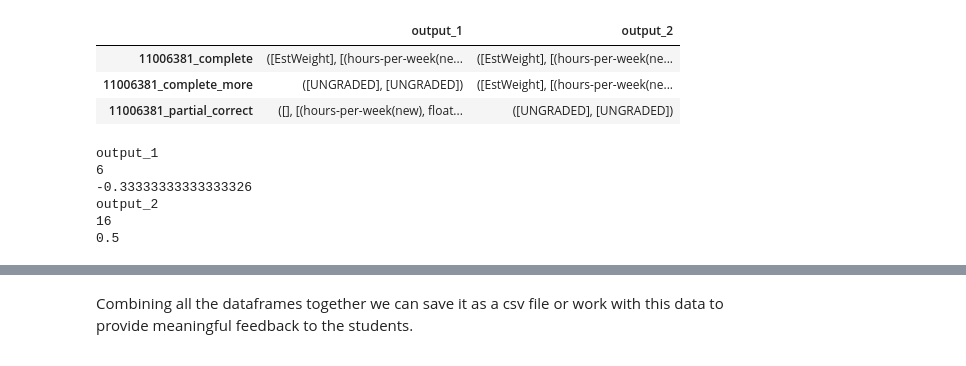
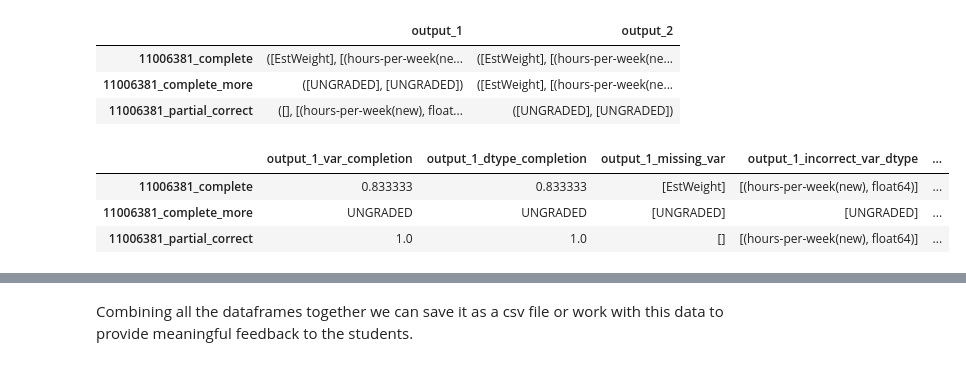
Before and after one commit to zunction/computer-assisted-knime-grading, a Jupyter notebook: workflowgrader.ipynb, the cells around one changed output, grey strips where cells are left out. Drawn from its saved outputs; the diff is of its cells as text; code cells hidden in the pictures.

```diff
--- a/workflowgrader.ipynb
+++ b/workflowgrader.ipynb
@@ -282,14 +289,0 @@ for i in cvr_df.columns:
-# %%
-for i in wfg.ref_output.keys():
-    print(i)
-    print(len(wfg.ref_output[i].columns))
-    print(1-(len(i)/len(wfg.ref_output[i].columns)))
-#     for j in wfg.ref_output[i].columns:
-#         print(len(j))
-# %% [output]
-output_1
-6
--0.33333333333333326
-output_2
-16
-0.5
@@ -296,3 +296,10 @@ output_2
+# %%
+cvr_df.head()
+# %% [output]
+|  | output_1_var_completion | output_1_dtype_completion | output_1_missing_var | output_1_incorrect_var_dtype | ... |
+| 11006381_complete | 0.833333 | 0.833333 | [EstWeight] | [(hours-per-week(new), float64)] | ... |
+| 11006381_complete_more | UNGRADED | UNGRADED | [UNGRADED] | [UNGRADED] | ... |
+| 11006381_partial_correct | 1.0 | 1.0 | [] | [(hours-per-week(new), float64)] | ... |
 # %%
 cqvr_df = pd.merge(cqr_df,cvr_df,left_index=True,right_index=True)
 cqvr_df
```
Also changed, not shown: parts of 53 cells of this notebook, 2 other files.
